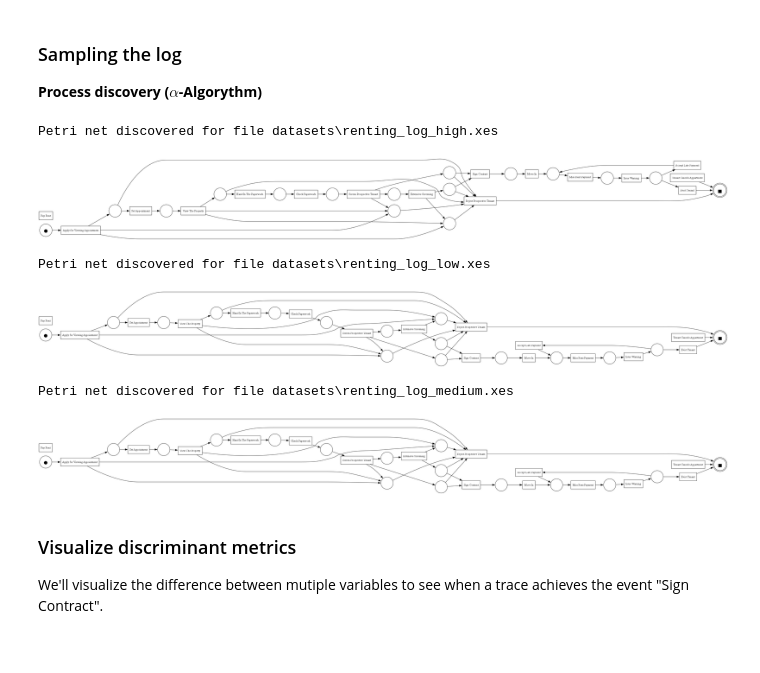
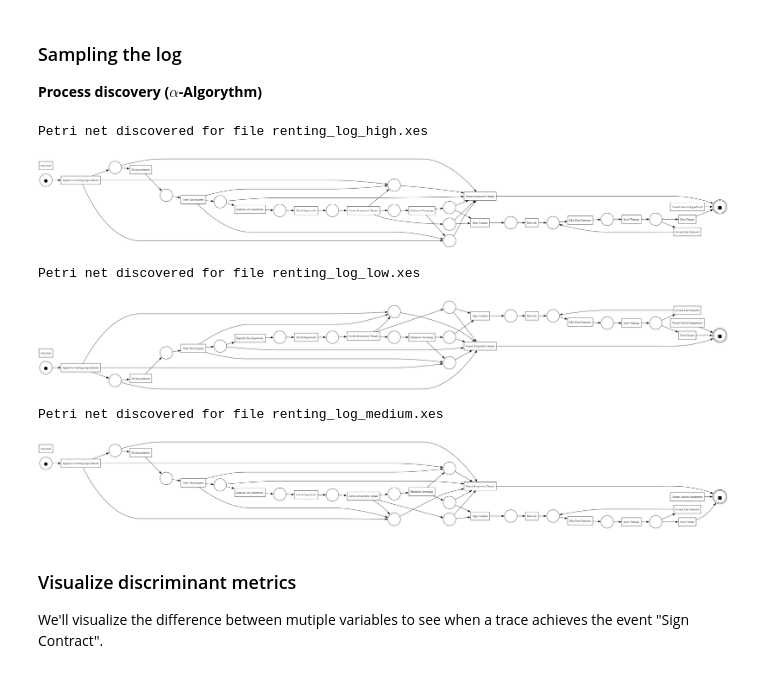
Before and after one commit to lrassindrame/Case_study_renting, a Jupyter notebook: case_study_renting.ipynb, the cells around one changed output. Drawn from its saved outputs; the diff is of its cells as text; code cells hidden in the pictures.

```diff
--- a/case_study_renting.ipynb
+++ b/case_study_renting.ipynb
@@ -28,19 +28,22 @@ event_logs = [pm4py.read_xes(file) for file in xes_files]
 ### Sampling the log
 **Process discovery ($\alpha$-Algorythm)**
 # %%
+models = []
+
 #trying the alpha algorithm
 for index, event_log in enumerate(event_logs):
-    file_name = xes_files[index]
+    file_name = xes_files[index].split("\\")[-1]
     net, initial_marking, final_marking = pm4py.discover_petri_net_alpha(event_log)
+    models.append({file_name + " (Petri from alpha miner)" : {"net": net, "initial_marking" : initial_marking, "final_marking" : final_marking}})
     print("Petri net discovered for file", file_name)
     pm4py.view_petri_net(net, initial_marking, final_marking)
 # %% [output]
-Petri net discovered for file datasets\renting_log_high.xes
+Petri net discovered for file renting_log_high.xes
-[figure, old version]
+[figure, new version]
-Petri net discovered for file datasets\renting_log_low.xes
+Petri net discovered for file renting_log_low.xes
-[figure, old version]
+[figure, new version]
-Petri net discovered for file datasets\renting_log_medium.xes
+Petri net discovered for file renting_log_medium.xes
-[figure, old version]
+[figure, new version]
 # %% [markdown]
 ### Visualize discriminant metrics
 We'll visualize the difference between mutiple variables to see when a trace achieves the event "Sign Contract".
```
Also changed, not shown: parts of 2 cells of this notebook.
